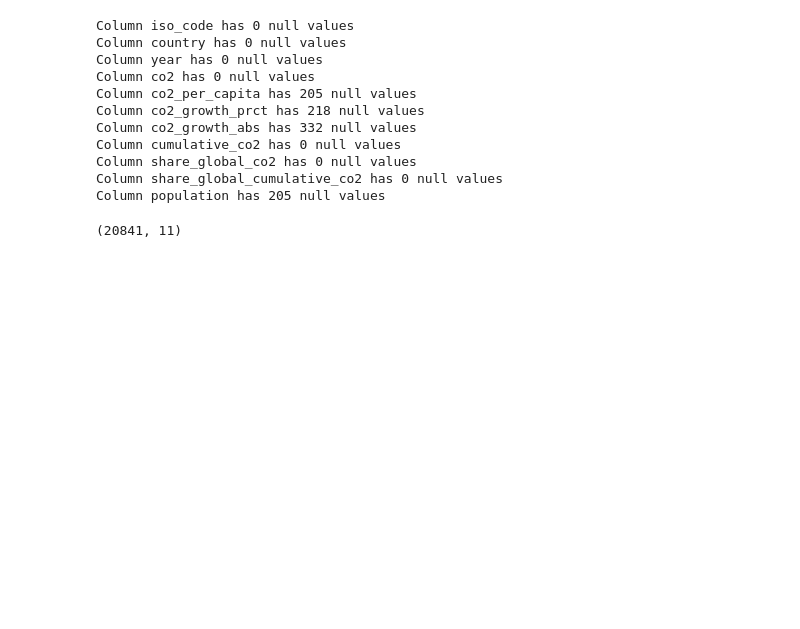
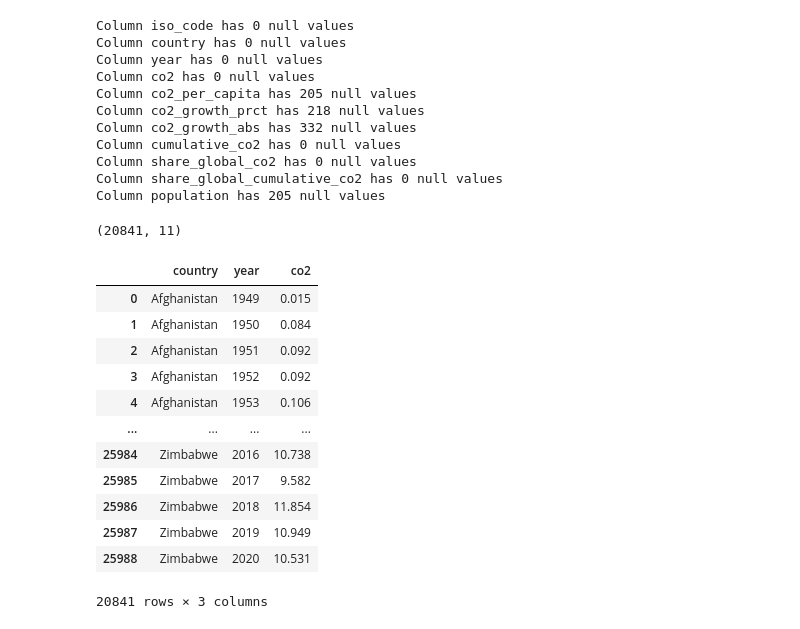
Before and after one commit to camillecoding/Climate_Change_Predictions, a Jupyter notebook: data_cleaning.ipynb, the cells around one changed output. Drawn from its saved outputs; the diff is of its cells as text; code cells hidden in the pictures; blank space fills up the shorter version.

```diff
--- a/data_cleaning.ipynb
+++ b/data_cleaning.ipynb
@@ -110,3 +110,21 @@ geo_data = r.json()
 import json
 with open('geo_data.json', 'w') as f:
     json.dump(geo_data, f)
+# %%
+# narrow down the dataset to merge with our geoJSON data
+df = df[['country','year','co2']]
+df
+# %% [output]
+|  | country | year | co2 |
+| 0 | Afghanistan | 1949 | 0.015 |
+| 1 | Afghanistan | 1950 | 0.084 |
+| 2 | Afghanistan | 1951 | 0.092 |
+| 3 | Afghanistan | 1952 | 0.092 |
+| 4 | Afghanistan | 1953 | 0.106 |
+| ... | ... | ... | ... |
+| 25984 | Zimbabwe | 2016 | 10.738 |
+| 25985 | Zimbabwe | 2017 | 9.582 |
+| 25986 | Zimbabwe | 2018 | 11.854 |
+| 25987 | Zimbabwe | 2019 | 10.949 |
+| 25988 | Zimbabwe | 2020 | 10.531 |
+20841 rows × 3 columns
```
Also changed, not shown: parts of 6 cells of this notebook.
